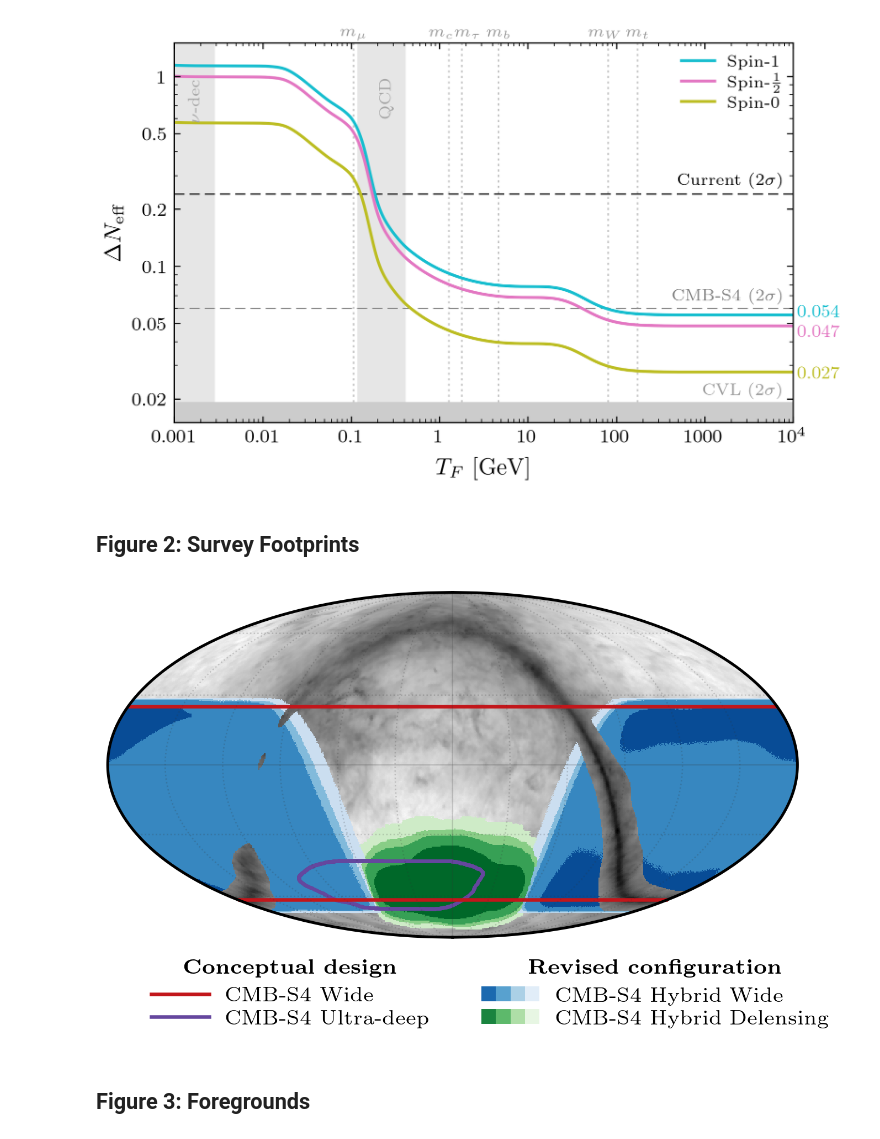
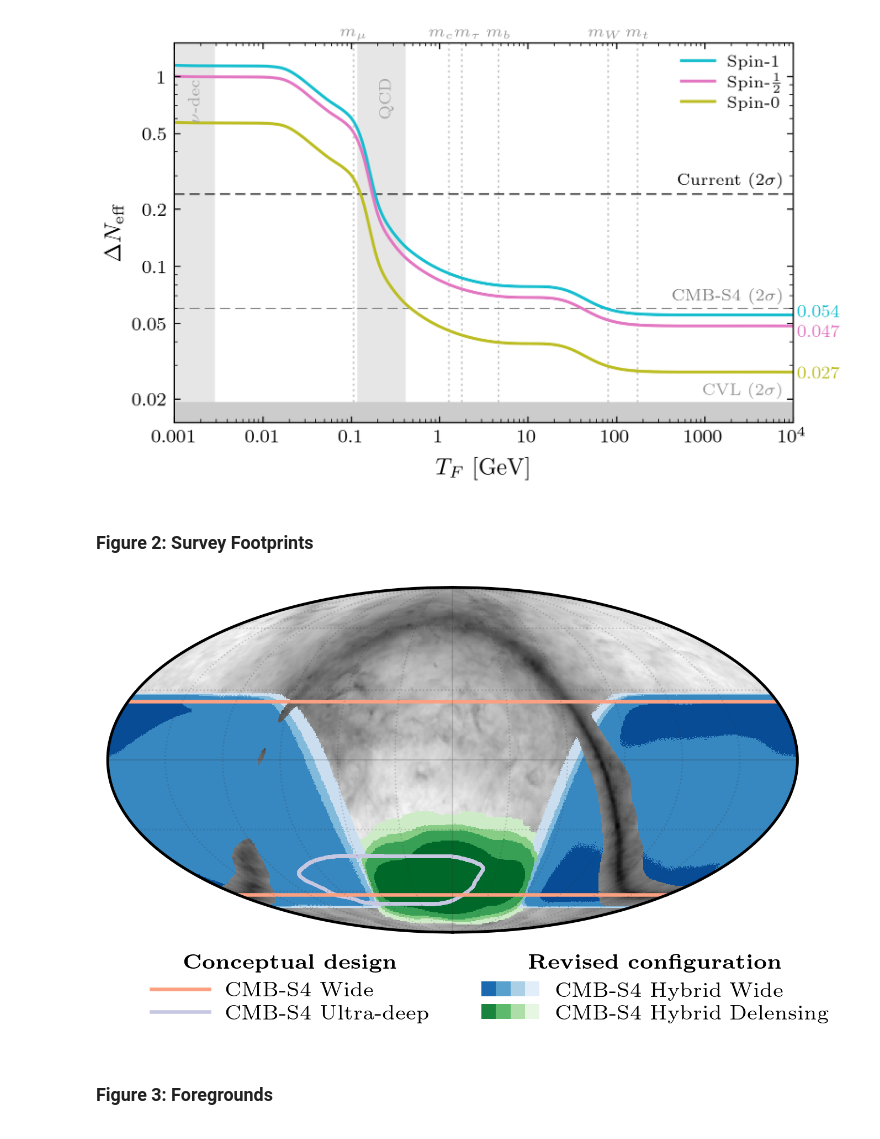
Before and after one commit to sriniraghunathan/cmb_s4_all_chile_optimisation_2025_05, a Jupyter notebook: figures_neff_paper.ipynb, the cells around one changed output. Drawn from its saved outputs; the diff is of its cells as text; code cells hidden in the pictures.

Commit message:
Update of preliminary paper figures (notebook and data)

```diff
--- a/figures_neff_paper.ipynb
+++ b/figures_neff_paper.ipynb
@@ -297,5 +268,10 @@ GOLDEN_RATIO = (1+np.sqrt(5.))/2.
 # %%
-all_data = np.load('data/figure_data.npy', allow_pickle=True).item()
+# All figures
+# all_data = {'Figure 1': FIGURE1, 'Figure 2': FIGURE2, 'Figure 3': FIGURE3, 'Figure 4': FIGURE4,
+#             'Figure 5': FIGURE5, 'Figure 6': FIGURE6, 'Figure 7': FIGURE7, 'Figure 8': FIGURE8}
+# np.save('data/figure_data_neff', all_data)
+
+all_data = np.load('data/figure_data_neff.npy', allow_pickle=True).item()
 # %% [markdown]
 ## Figures
 # %% [markdown]
@@ -399,7 +374,7 @@ subprocess.run(["epstopdf", "--gsopt=-dCompatibilityLevel=1.5", f'figures/{fig_n
 # %% [output]
 [figure]
 # %% [markdown]
-## Figure 2: Survey Footprints
+### Figure 2: Survey Footprints
 # %%
 FIGURE2 = all_data['Figure 2']
 dust_map = FIGURE2['dust map']
@@ -411,8 +386,8 @@ pbd_deep = FIGURE2['pbd footprint']['ultra-deep']
 
 min1, max1, cmap1 = 0.0, 4.5, plt.cm.Blues
 min2, max2, cmap2 = 0.0, 4.5, plt.cm.Greens
-pbd_wide_color = plt.cm.Reds(3.5 / 4.5) # 'C3'
-pbd_deep_color = plt.cm.Purples(3.5 / 4.5) # 'C4'
+pbd_wide_color = plt.cm.Reds(1.5 / 4.5)
+pbd_deep_color = plt.cm.Purples(1.5 / 4.5)
 
 
 fig = plt.figure()
@@ -445,7 +420,7 @@ for i in range(1, 5):
                 min=min1, max=max1, reuse_axes=True, notext=True, title='')
 
 
-# Preliminary baseline design
+# Conceptual design
 hp.projplot(pbd_deep['RA'], pbd_deep['DEC'], 'o', lonlat=True, color=pbd_deep_color, ms=1.2, mew=0, ls='none')
 
 npts = 500
@@ -473,7 +448,7 @@ class ColormapHandler(mpl.legend_handler.HandlerBase):
         artists = []
         patch_width = width / self.npatches
         for i in range(self.npatches):
-            val = (i + 1 - self.vmin) / (self.vmax - self.vmin)  # normalize to [0,1]
+            val = (i + 1 - self.vmin) / (self.vmax - self.vmin)
             color = self.cmap(val)
             rect = mpl.patches.FancyBboxPatch(
                 (xdescent + i * patch_width, ydescent), patch_width, height,
@@ -496,45 +471,52 @@ line2_handle = plt.Line2D([], [], ls='-', color=pbd_deep_color)
 wide_handle = mpl.patches.Patch()
 del_handle = mpl.patches.Patch()
 
-leg = plt.legend(handles=[title_left, line1_handle, line2_handle, title_right, wide_handle, del_handle],
-                 labels=[r'\textbf{Conceptual design}', 'CMB-S4 Wide', 'CMB-S4 Ultra-deep',
-                         r'\textbf{Revised configuration}', 'CMB-S4 Hybrid Wide', 'CMB-S4 Hybrid Delensing'],
-                 handler_map={title_left:  ColumnTitleHandler(),
-                              title_right: ColumnTitleHandler(),
-                              wide_handle: ColormapHandler(cmap1.reversed(), min1, max1),
-                              del_handle: ColormapHandler(cmap2.reversed(), min2, max2)},
-                 loc='upper center', bbox_to_anchor=(0.555, -0.03),
-                 ncols=2, handlelength=2.8, columnspacing=2)
+leg = plt.legend(
+    handles=[title_left, line1_handle, line2_handle, title_right, wide_handle, del_handle],
+    labels=[r'\textbf{Conceptual design}', 'CMB-S4 Wide', 'CMB-S4 Ultra-deep',
+            r'\textbf{Revised configuration}', 'CMB-S4 Hybrid Wide', 'CMB-S4 Hybrid Delensing'],
+    handler_map={
+        title_left:  ColumnTitleHandler(),
+        title_right: ColumnTitleHandler(),
+        wide_handle: ColormapHandler(cmap1.reversed(), min1, max1),
+        del_handle: ColormapHandler(cmap2.reversed(), min2, max2),
+    },
+    loc='upper center',
+    bbox_to_anchor=(0.555, -0.03),
+    ncols=2,
+    handlelength=2.8,
+    columnspacing=2
+)
 
 fig.canvas.draw()
 renderer = fig.canvas.get_renderer()
 texts = leg.get_texts()
 handles = leg.legend_handles
 
 left_x0 = min(handles[i].get_window_extent(renderer).x0 for i in [1, 2])
 left_x1 = max(texts[i].get_window_extent(renderer).x1 for i in [1, 2])
+
 right_x0 = min(handles[i].get_window_extent(renderer).x0 for i in [4, 5])
 right_x1 = max(texts[i].get_window_extent(renderer).x1 for i in [4, 5])
 
 for title_idx, center_x in [(0, (left_x0 + left_x1) / 2),
                              (3, (right_x0 + right_x1) / 2)]:
     t = texts[title_idx]
     bb = t.get_window_extent(renderer)
     center_y = (bb.y0 + bb.y1) / 2
     new_pos = fig.transFigure.inverted().transform((center_x, center_y))
     t.set_transform(fig.transFigure)
     t.set_position(new_pos)
     t.set_ha('center')
 
-
 fig_name = 'footprints'
 plt.savefig(f'figures/{fig_name}.pdf')
 
 plt.show()
 plt.close()
 
 #subprocess.run(["epstopdf", "--gsopt=-dCompatibilityLevel=1.5", f'figures/{fig_name}.eps'], check=True);
 # %% [output]
-[figure, old version]
+[figure, new version]
 # %% [markdown]
-## Figure 3: Foregrounds
+### Figure 3: Foregrounds
```
Also changed, not shown: parts of 29 cells of this notebook, 2 other files.
